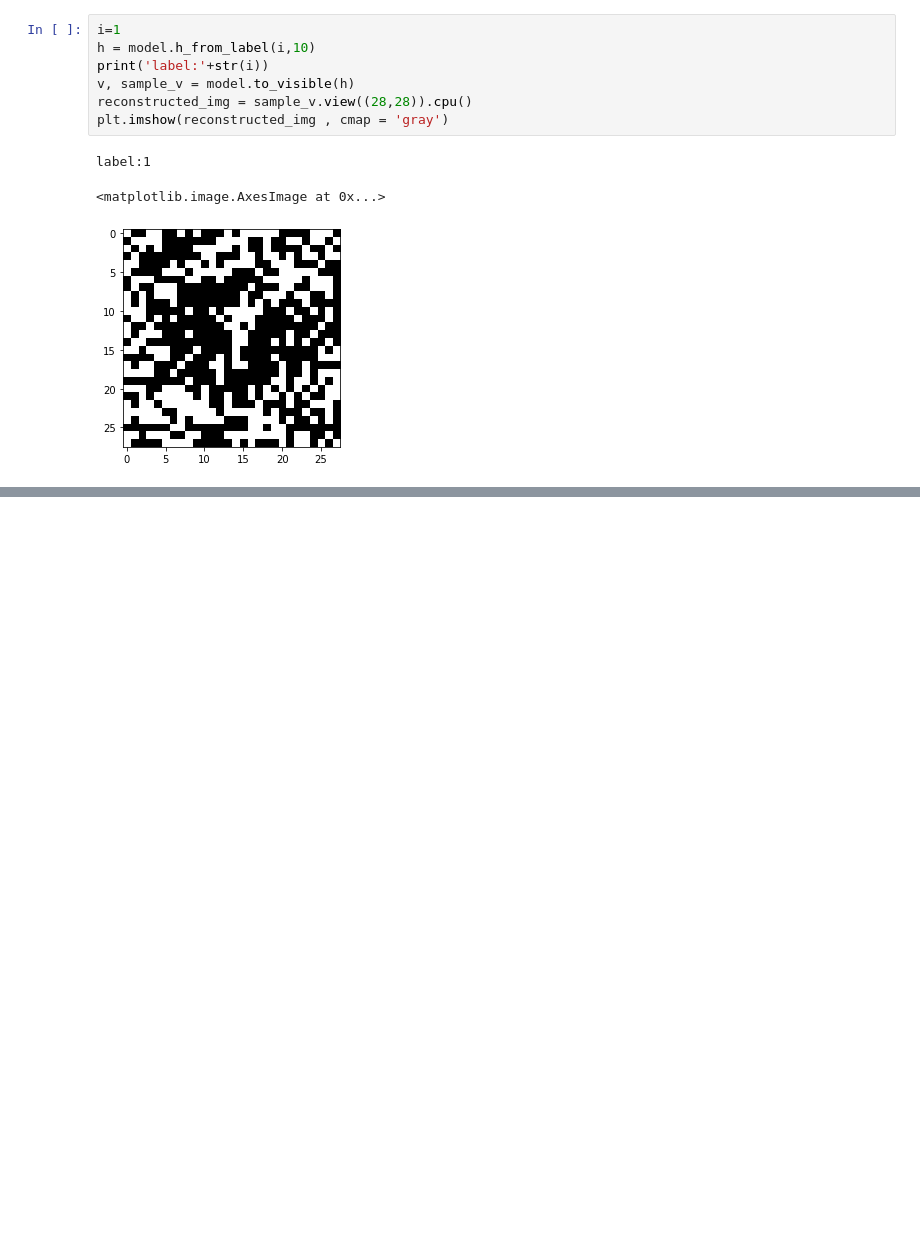
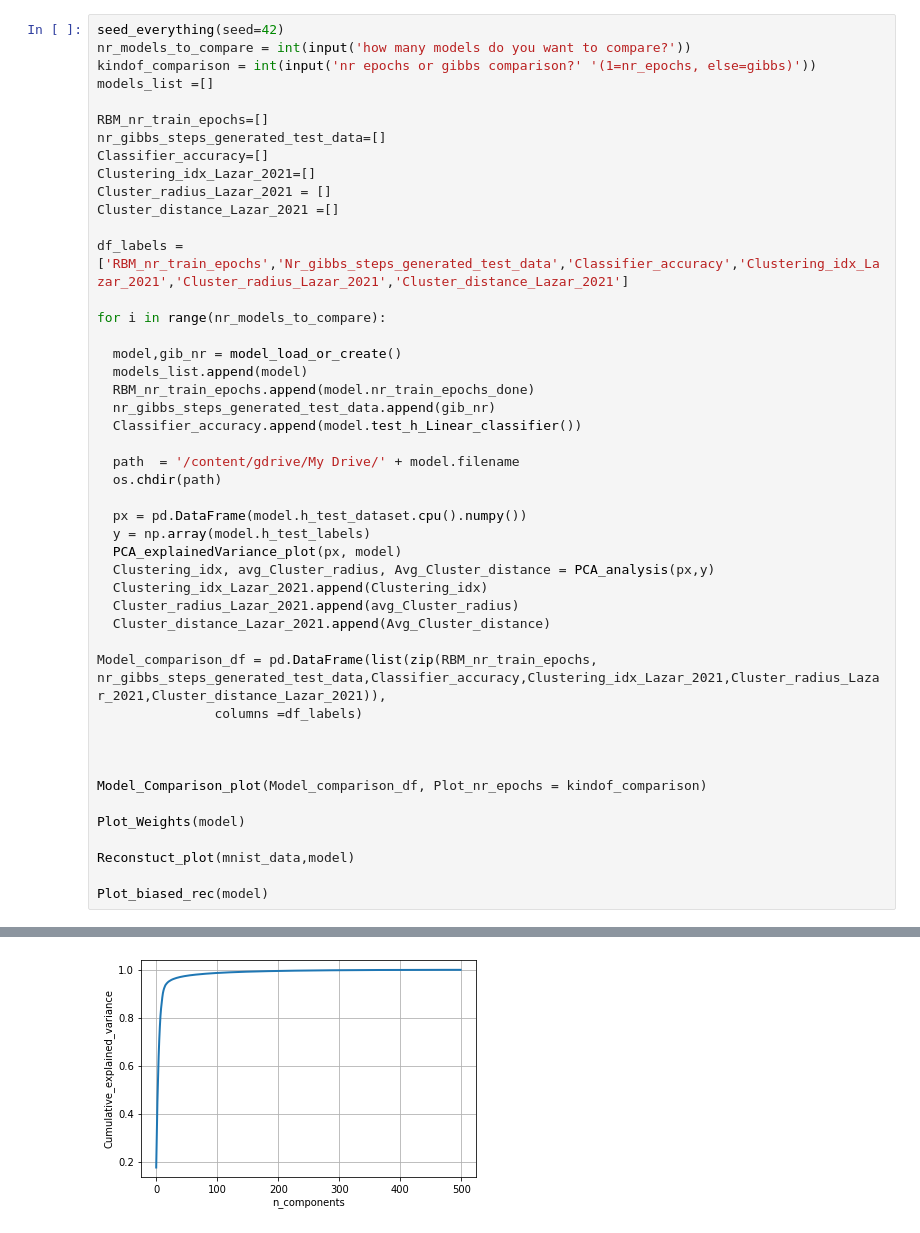
Before and after one commit to LorenzoTausani/DBN, a Jupyter notebook: RBM_generation.ipynb, the cells around one changed output, grey strips where cells are left out. Cells and saved outputs as stored; diff of their text form; blank space fills up the shorter version.

```diff
--- a/RBM_generation.ipynb
+++ b/RBM_generation.ipynb
@@ -483,11 +464,47 @@ The reconstructed image
-# %%
-i=1
-h = model.h_from_label(i,10)
-print('label:'+str(i))
-v, sample_v = model.to_visible(h)
-reconstructed_img = sample_v.view((28,28)).cpu()
-plt.imshow(reconstructed_img , cmap = 'gray')
-# %% [output]
-label:1
-<matplotlib.image.AxesImage at 0x...>
-[figure, removed]
+# %%
+seed_everything(seed=42)
+nr_models_to_compare = int(input('how many models do you want to compare?'))
+kindof_comparison = int(input('nr epochs or gibbs comparison?' '(1=nr_epochs, else=gibbs)'))
+models_list =[]
+
+RBM_nr_train_epochs=[]
+nr_gibbs_steps_generated_test_data=[]
+Classifier_accuracy=[]
+Clustering_idx_Lazar_2021=[]
+Cluster_radius_Lazar_2021 = []
+Cluster_distance_Lazar_2021 =[]
+
+df_labels = ['RBM_nr_train_epochs','Nr_gibbs_steps_generated_test_data','Classifier_accuracy','Clustering_idx_Lazar_2021','Cluster_radius_Lazar_2021','Cluster_distance_Lazar_2021']
+
+for i in range(nr_models_to_compare):
+
+  model,gib_nr = model_load_or_create()
+  models_list.append(model)
+  RBM_nr_train_epochs.append(model.nr_train_epochs_done)
+  nr_gibbs_steps_generated_test_data.append(gib_nr)
+  Classifier_accuracy.append(model.test_h_Linear_classifier())
+
+  path  = '/content/gdrive/My Drive/' + model.filename
+  os.chdir(path)
+
+  px = pd.DataFrame(model.h_test_dataset.cpu().numpy())
+  y = np.array(model.h_test_labels)
+  PCA_explainedVariance_plot(px, model)
+  Clustering_idx, avg_Cluster_radius, Avg_Cluster_distance = PCA_analysis(px,y)
+  Clustering_idx_Lazar_2021.append(Clustering_idx)
+  Cluster_radius_Lazar_2021.append(avg_Cluster_radius)
+  Cluster_distance_Lazar_2021.append(Avg_Cluster_distance)
+
+Model_comparison_df = pd.DataFrame(list(zip(RBM_nr_train_epochs, nr_gibbs_steps_generated_test_data,Classifier_accuracy,Clustering_idx_Lazar_2021,Cluster_radius_Lazar_2021,Cluster_distance_Lazar_2021)),
+               columns =df_labels)
+
+
+
+Model_Comparison_plot(Model_comparison_df, Plot_nr_epochs = kindof_comparison)
+
+Plot_Weights(model)
+
+Reconstuct_plot(mnist_data,model)
+
+Plot_biased_rec(model)
+# %% [output]
@@ -493,0 +523 @@ label:1
+[figure, added]
```
Also changed, not shown: parts of 9 cells of this notebook.
